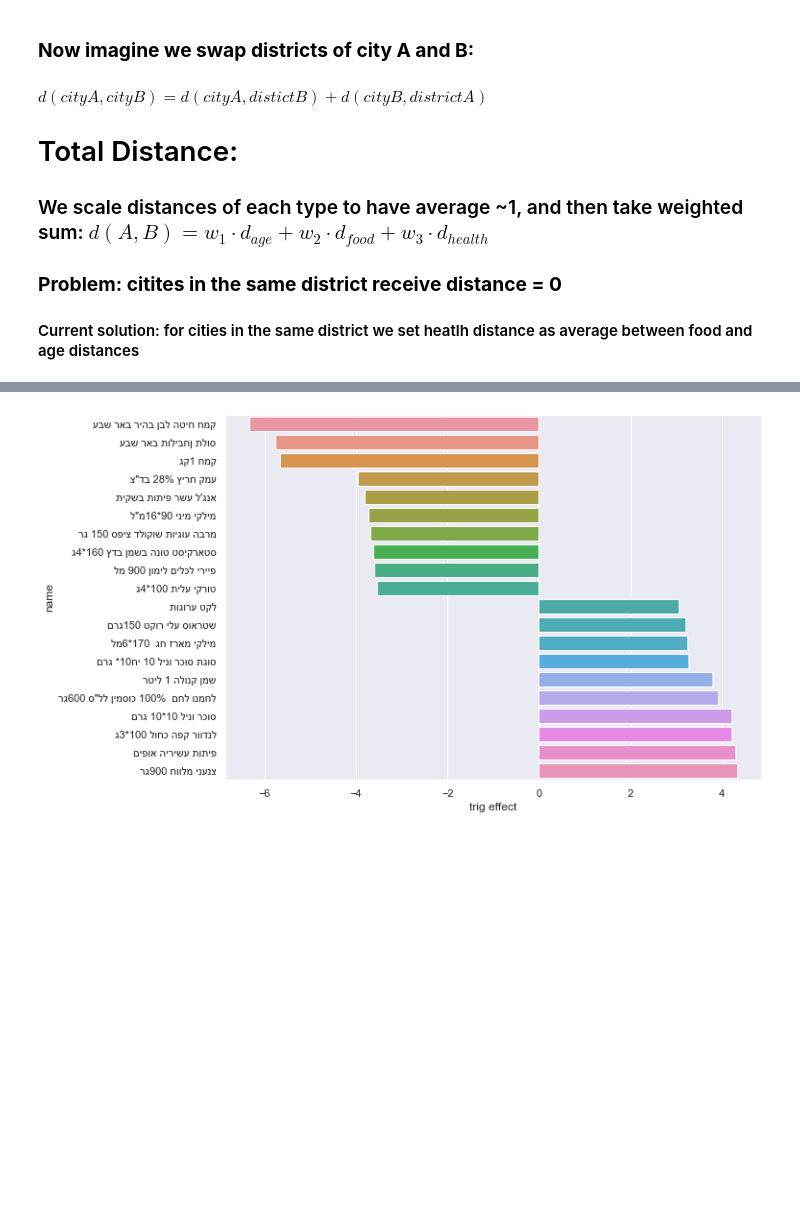
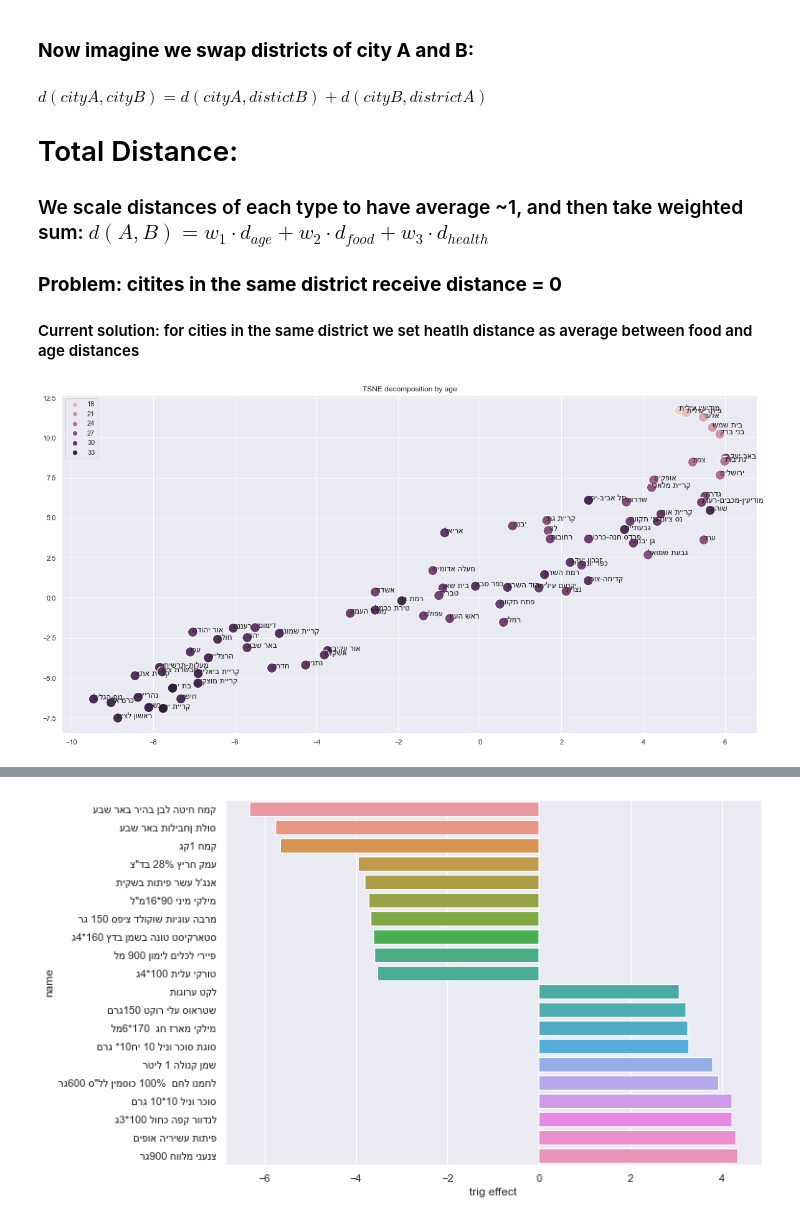
Before and after one commit to shtota/ExplainableClustering, a Jupyter notebook: Strauss.ipynb, the cells around one changed output, grey strips where cells are left out. Saved outputs shown, nothing was run; the diff lists cells and outputs as text; code cells hidden in the pictures; blank space fills up the shorter version.

```diff
--- a/Strauss.ipynb
+++ b/Strauss.ipynb
@@ -293,17 +317,13 @@ health_distances.shape
 # %%
-
-
-#def city_distance_by_age(c1, c2):
 from scipy.stats import wasserstein_distance
 from sklearn.metrics import pairwise_distances
-ages = CityStats().population_df.loc[city_list].values[:, 2:78].astype(float)
-totals = CityStats().population_df.loc[city_list].values[:, 78].astype(float)
+ages = CityStats().population_df.loc[city_list].values[:, 2:68].astype(float)
+totals = ages.sum(axis=1)
 
 ages = np.divide(ages.T,totals).T
 age_distances = pairwise_distances(ages, metric=wasserstein_distance)
 age_distances /= age_distances.mean()
-mean_ages = ages.dot(np.array(list(range(76))))
-
+mean_ages = ages.dot(np.array(list(range(66))))
 
 city_embeddings = np.vstack([embeddings_dict[x] for x in city_list])
 city_embeddings_normalized = normalize(city_embeddings, axis=1)
@@ -391,6 +412,11 @@ def get_distance(food_weight=1, age_weight=0, health_weight=2):
             else:
                 total_distance[i,j] = food_distances[i,j]*food_weight+age_distances[i,j]*age_weight + health_distances[i,j]*health_weight
     return total_distance
+# %%
+total_distance = get_distance(0,1,0)
+p = decompose(total_distance, init='random', metric='precomputed', title=f'by age', hue=mean_ages, annotations=[smart_inverse(x) for x in city_list], perplexity=20, learning_rate=50, ee=20)
+# %% [output]
+[figure, added]
 # %%
 
 #decompose(food_distances, init='random', metric='precomputed',  title='by sales', tsne=True, hue=stats_df.loc[city_list].district, annotations=[smart_inverse(x) for x in city_list], perplexity=20, learning_rate=50, ee=20)
```
Also changed, not shown: parts of 25 cells of this notebook, 2 other files.
